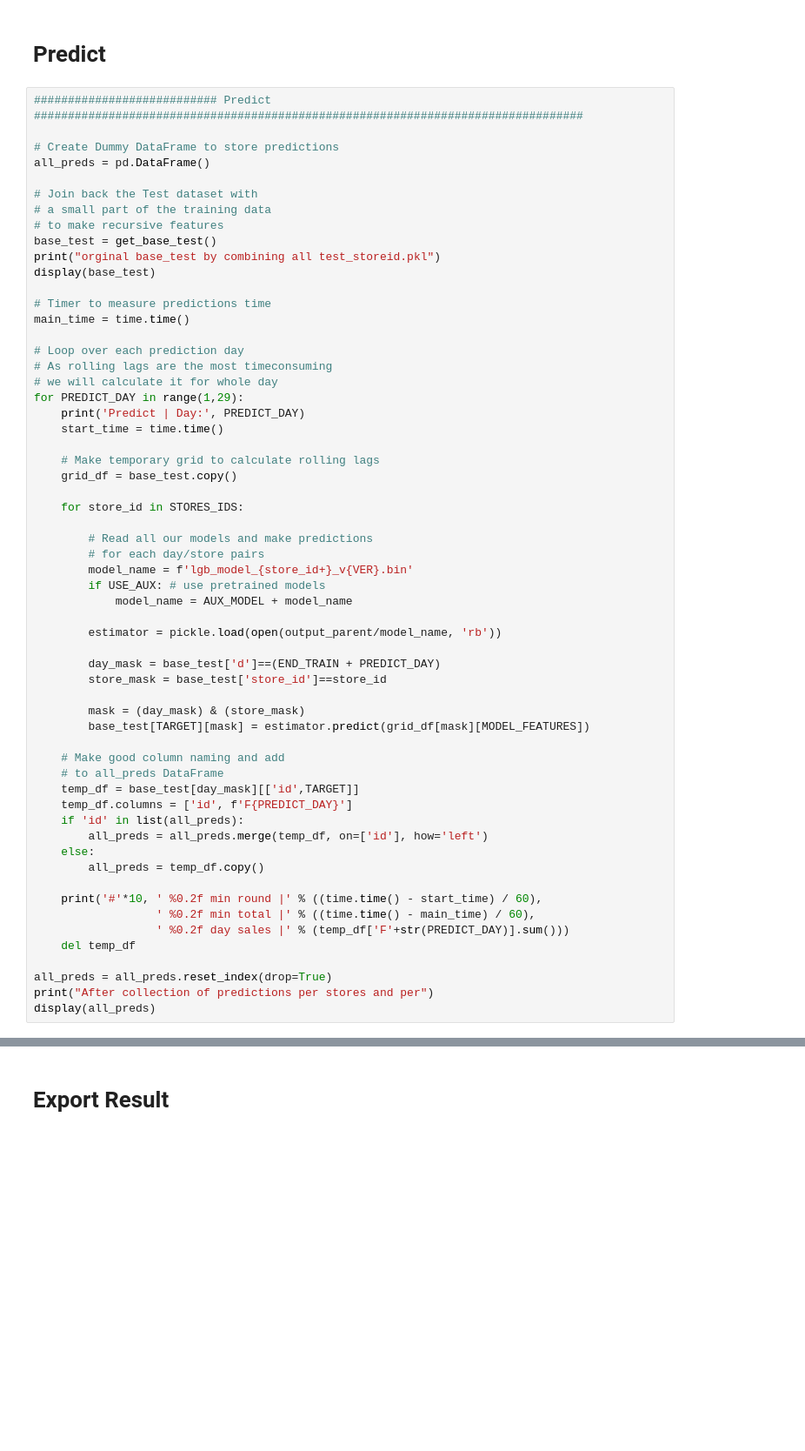
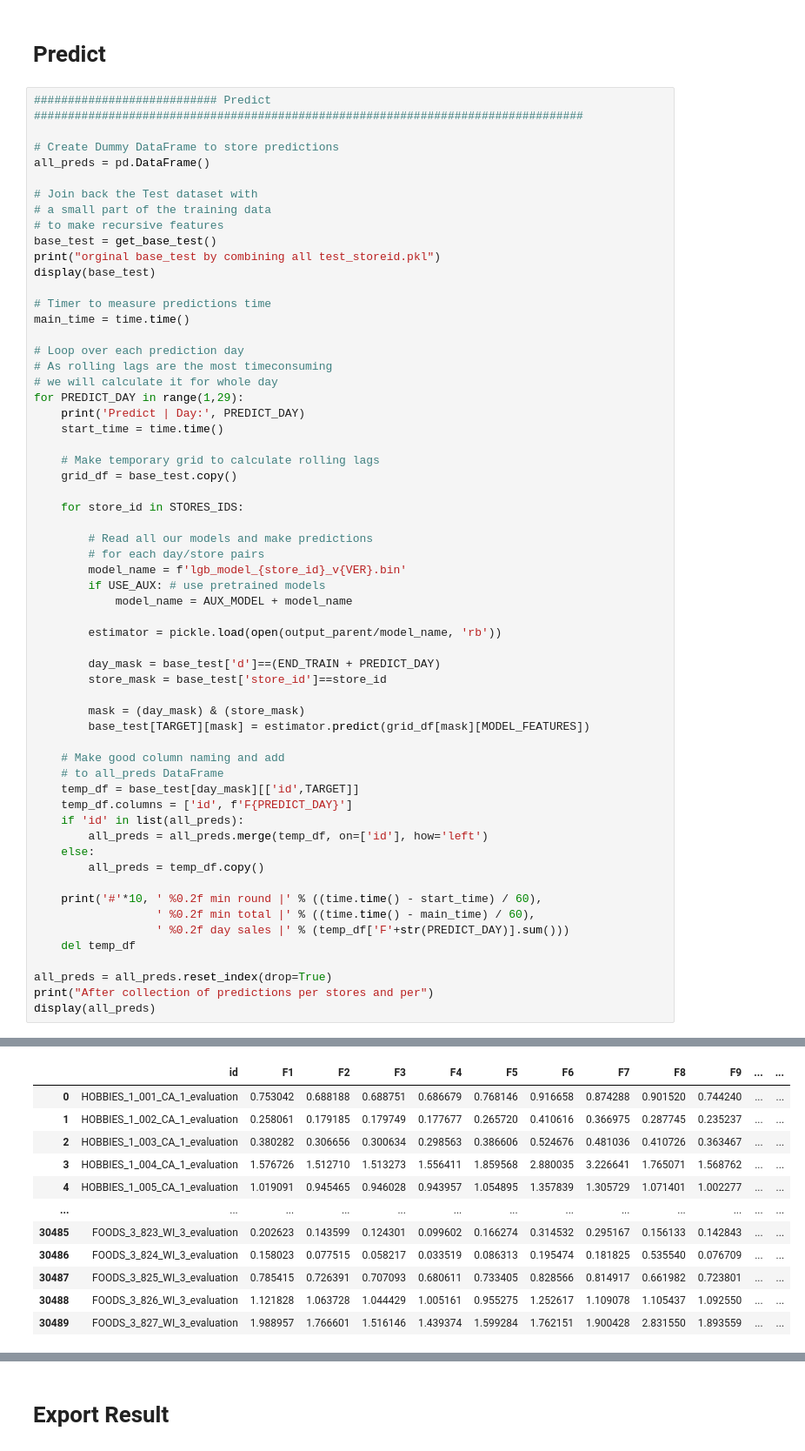
Before and after one commit to wkCircle/m5-accuracy-competition, a Jupyter notebook: m5-final-XX.ipynb, the cells around one changed output, grey strips where cells are left out. Shown: that part at 87% size. Drawn from its saved outputs; the diff is of its cells as text; blank space fills up the shorter version.

```diff
--- a/m5-final-XX.ipynb
+++ b/m5-final-XX.ipynb
@@ -292,7 +292,7 @@ for PREDICT_DAY in range(1,29):
 
         # Read all our models and make predictions
         # for each day/store pairs
-        model_name = f'lgb_model_{store_id+}_v{VER}.bin'
+        model_name = f'lgb_model_{store_id}_v{VER}.bin'
         if USE_AUX: # use pretrained models
             model_name = AUX_MODEL + model_name
 
@@ -325,0 +356,12 @@ SyntaxError: unexpected EOF while parsing (<fstring>, line 1)
+|  | id | F1 | F2 | F3 | F4 | F5 | F6 | F7 | F8 | F9 | ... | ... |
+| 0 | HOBBIES_1_001_CA_1_evaluation | 0.753042 | 0.688188 | 0.688751 | 0.686679 | 0.768146 | 0.916658 | 0.874288 | 0.901520 | 0.744240 | ... | ... |
+| 1 | HOBBIES_1_002_CA_1_evaluation | 0.258061 | 0.179185 | 0.179749 | 0.177677 | 0.265720 | 0.410616 | 0.366975 | 0.287745 | 0.235237 | ... | ... |
+| 2 | HOBBIES_1_003_CA_1_evaluation | 0.380282 | 0.306656 | 0.300634 | 0.298563 | 0.386606 | 0.524676 | 0.481036 | 0.410726 | 0.363467 | ... | ... |
+| 3 | HOBBIES_1_004_CA_1_evaluation | 1.576726 | 1.512710 | 1.513273 | 1.556411 | 1.859568 | 2.880035 | 3.226641 | 1.765071 | 1.568762 | ... | ... |
+| 4 | HOBBIES_1_005_CA_1_evaluation | 1.019091 | 0.945465 | 0.946028 | 0.943957 | 1.054895 | 1.357839 | 1.305729 | 1.071401 | 1.002277 | ... | ... |
+| ... | ... | ... | ... | ... | ... | ... | ... | ... | ... | ... | ... | ... |
+| 30485 | FOODS_3_823_WI_3_evaluation | 0.202623 | 0.143599 | 0.124301 | 0.099602 | 0.166274 | 0.314532 | 0.295167 | 0.156133 | 0.142843 | ... | ... |
+| 30486 | FOODS_3_824_WI_3_evaluation | 0.158023 | 0.077515 | 0.058217 | 0.033519 | 0.086313 | 0.195474 | 0.181825 | 0.535540 | 0.076709 | ... | ... |
+| 30487 | FOODS_3_825_WI_3_evaluation | 0.785415 | 0.726391 | 0.707093 | 0.680611 | 0.733405 | 0.828566 | 0.814917 | 0.661982 | 0.723801 | ... | ... |
+| 30488 | FOODS_3_826_WI_3_evaluation | 1.121828 | 1.063728 | 1.044429 | 1.005161 | 0.955275 | 1.252617 | 1.109078 | 1.105437 | 1.092550 | ... | ... |
+| 30489 | FOODS_3_827_WI_3_evaluation | 1.988957 | 1.766601 | 1.516146 | 1.439374 | 1.599284 | 1.762151 | 1.900428 | 2.831550 | 1.893559 | ... | ... |
```
Also changed, not shown: parts of 2 cells of this notebook, 2 other files.
